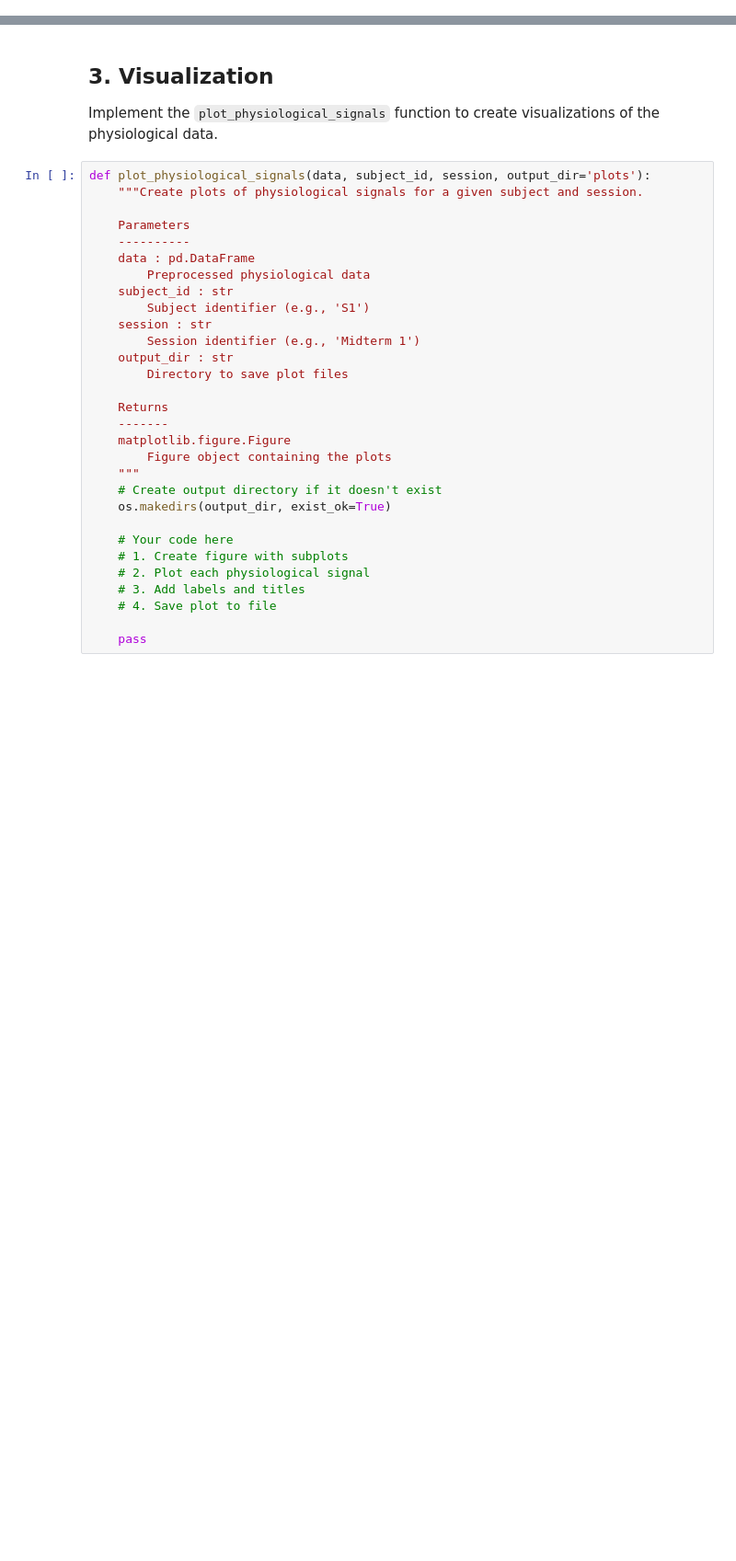
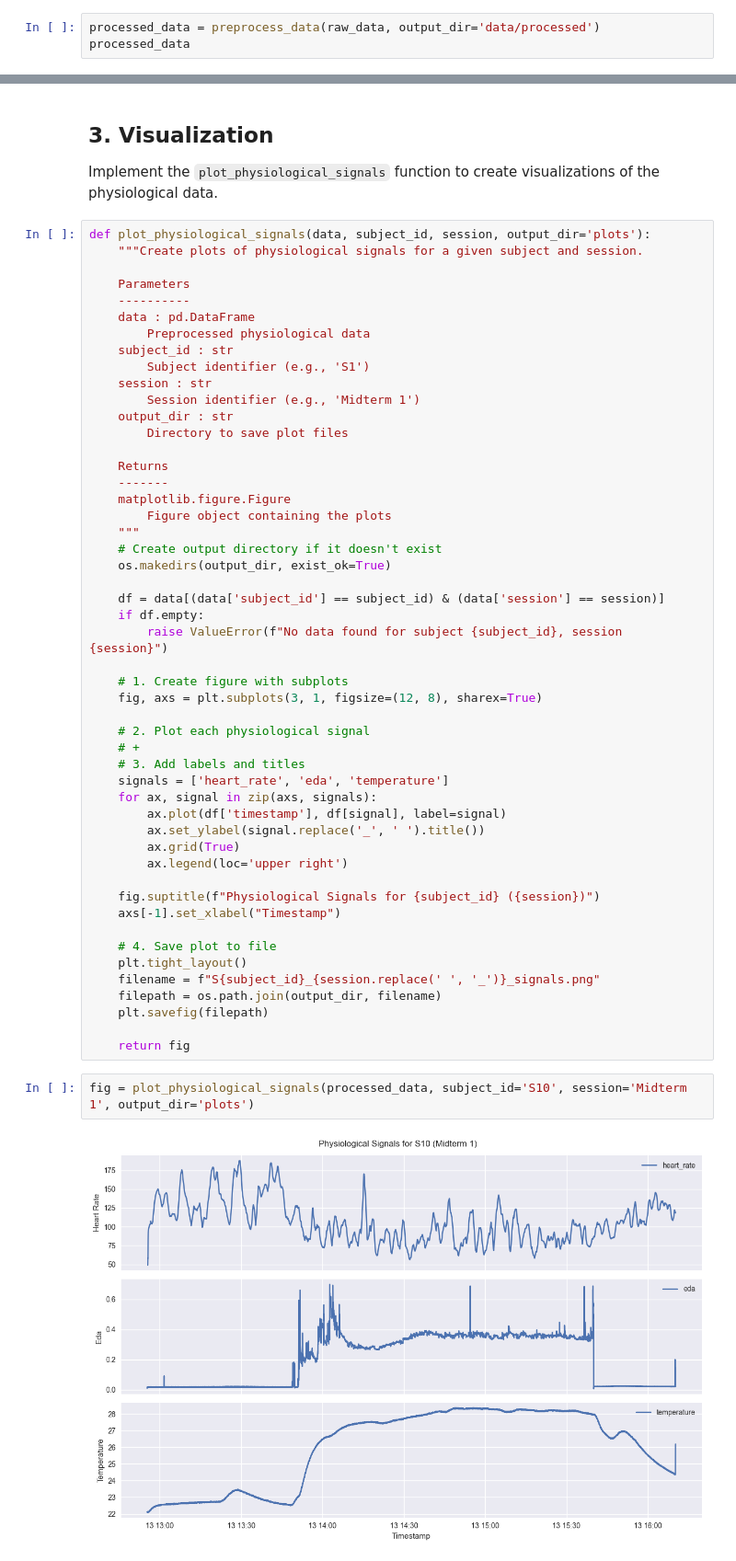
Before and after one commit to UCSF-DataSci/4-it-s-about-time-muhchellee, a Jupyter notebook: part1_exploration.ipynb, the cells around one changed output, grey strips where cells are left out. Shown: that part at 92% size. Cells and saved outputs as stored; diff of their text form; blank space fills up the shorter version.

```diff
--- a/part1_exploration.ipynb
+++ b/part1_exploration.ipynb
@@ -150,0 +175,3 @@ def preprocess_data(data, output_dir='data/processed'):
+# %%
+processed_data = preprocess_data(raw_data, output_dir='data/processed')
+processed_data
@@ -175,10 +216,34 @@ def plot_physiological_signals(data, subject_id, session, output_dir='plots'):
     # Create output directory if it doesn't exist
     os.makedirs(output_dir, exist_ok=True)
 
-    # Your code here
+    df = data[(data['subject_id'] == subject_id) & (data['session'] == session)]
+    if df.empty:
+        raise ValueError(f"No data found for subject {subject_id}, session {session}")
+
     # 1. Create figure with subplots
+    fig, axs = plt.subplots(3, 1, figsize=(12, 8), sharex=True)
+
     # 2. Plot each physiological signal
+    # +
     # 3. Add labels and titles
+    signals = ['heart_rate', 'eda', 'temperature']
+    for ax, signal in zip(axs, signals):
+        ax.plot(df['timestamp'], df[signal], label=signal)
+        ax.set_ylabel(signal.replace('_', ' ').title())
+        ax.grid(True)
+        ax.legend(loc='upper right')
+
+    fig.suptitle(f"Physiological Signals for {subject_id} ({session})")
+    axs[-1].set_xlabel("Timestamp")
+
     # 4. Save plot to file
+    plt.tight_layout()
+    filename = f"S{subject_id}_{session.replace(' ', '_')}_signals.png"
+    filepath = os.path.join(output_dir, filename)
+    plt.savefig(filepath)
 
-    pass
+    return fig
+# %%
+fig = plot_physiological_signals(processed_data, subject_id='S10', session='Midterm 1', output_dir='plots')
+# %% [output]
+[figure, added]
```
Also changed, not shown: parts of 6 cells of this notebook.
